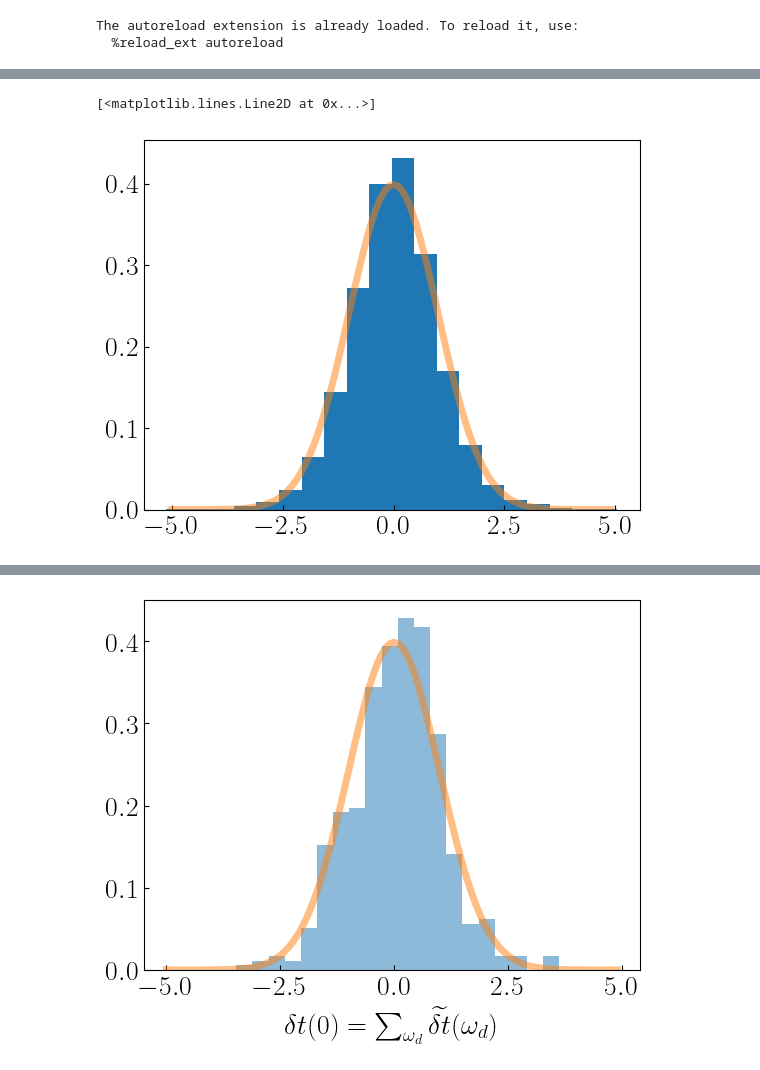
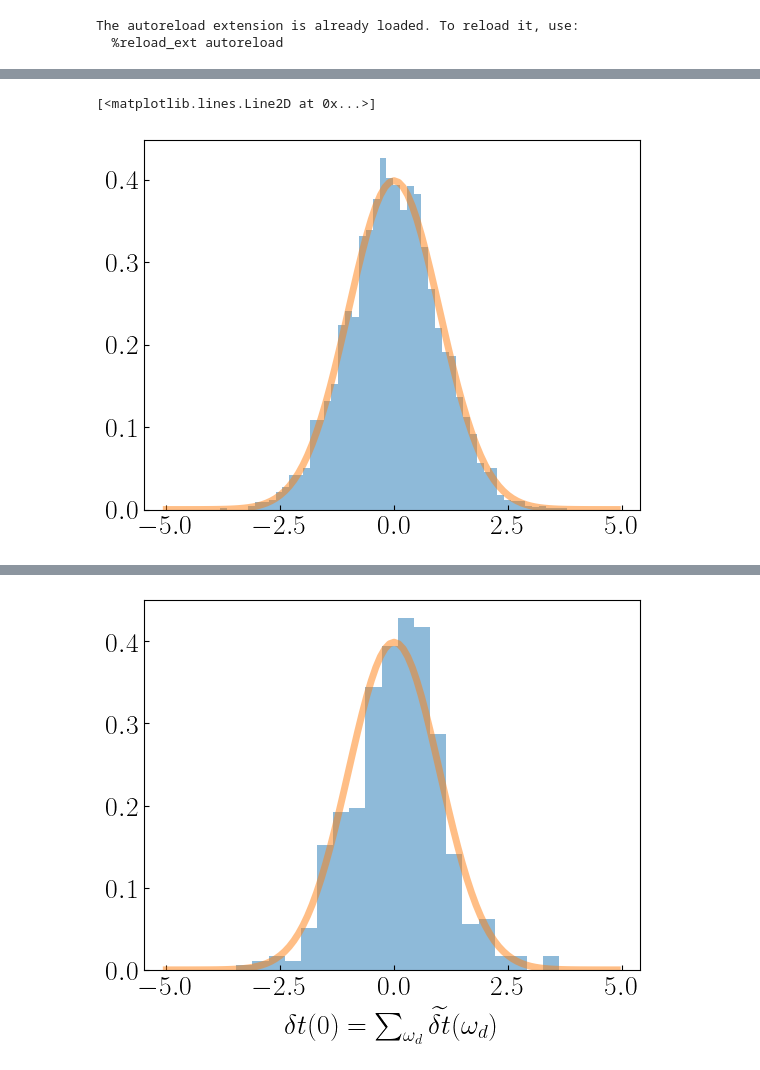
Before and after one commit to hjkim0620/ULDM_PTA_Likelihood, a Jupyter notebook: ULDM_PTA_Likelihood.ipynb, the cells around one changed output, grey strips where cells are left out. Cells and saved outputs as stored; diff of their text form; code cells hidden in the pictures.

```diff
--- a/ULDM_PTA_Likelihood.ipynb
+++ b/ULDM_PTA_Likelihood.ipynb
@@ -149,6 +19,0 @@ for i in range(1000):
-# %%
-x = np.arange(-5,5, 0.1)
-var = np.std(tmp)
-
-plt.hist(tmp/var, bins=20, density=True)
-plt.plot(x, 1 / np.sqrt(2 * np.pi) * np.exp(-x**2/2))
@@ -284,13 +165,14 @@ class ULDM_Signal2:
         self.delta_t()
         return sum(np.real(self.delta_t_arr))
 # %%
-test = ULDM_Signal2(mass=1e-2, sigma=160, T=30*yr, na=np.array([0,0,1]))
+test = ULDM_Signal2(mass=8e-2, sigma=160, T=30*yr, na=np.array([0,0,1]))
 test.set_arrays(Nd=16, Nc=6, Nmu=5, Nphi=5)
 test.set_kernel()
 # %%
 tmp = []
 tmp1 = []
-for i in range(5000):
+
+for i in trange(5000):
     test.delta_t()
     tmp.append(np.abs(test.delta_t_arr)**2)
     tmp1.append(test.delta_t_arr)
@@ -302,12 +184,17 @@ b1 = b1 / np.std(b1)
 
 b2 = np.real(np.array(tmp1)[:,1])
 b2 = b2 / np.std(b2)
+# %%
+def normal(x):
+    return np.exp(-x**2 / 2) / np.sqrt(2 * np.pi)
 # %%
-plt.hist(b1, density=True, bins=20);
+x = np.arange(-5,5, 0.1)
 
-x = np.arange(-5,5, 0.1)
-plt.plot(x, 1 / np.sqrt(2 * np.pi) * np.exp(-x**2/2), lw=5, alpha=0.5)
+plt.hist(b1, density=True, bins=50, alpha=0.5);
+# plt.hist(b2, density=True, bins=50, alpha=0.5);
+plt.plot(x, normal(x), lw=5, alpha=0.5)
+# plt.yscale('log')
 # %% [output]
 [<matplotlib.lines.Line2D at 0x...>]
-[figure, old version]
+[figure, new version]
 # %%
```
Also changed, not shown: parts of 28 cells of this notebook, 8 other files.
